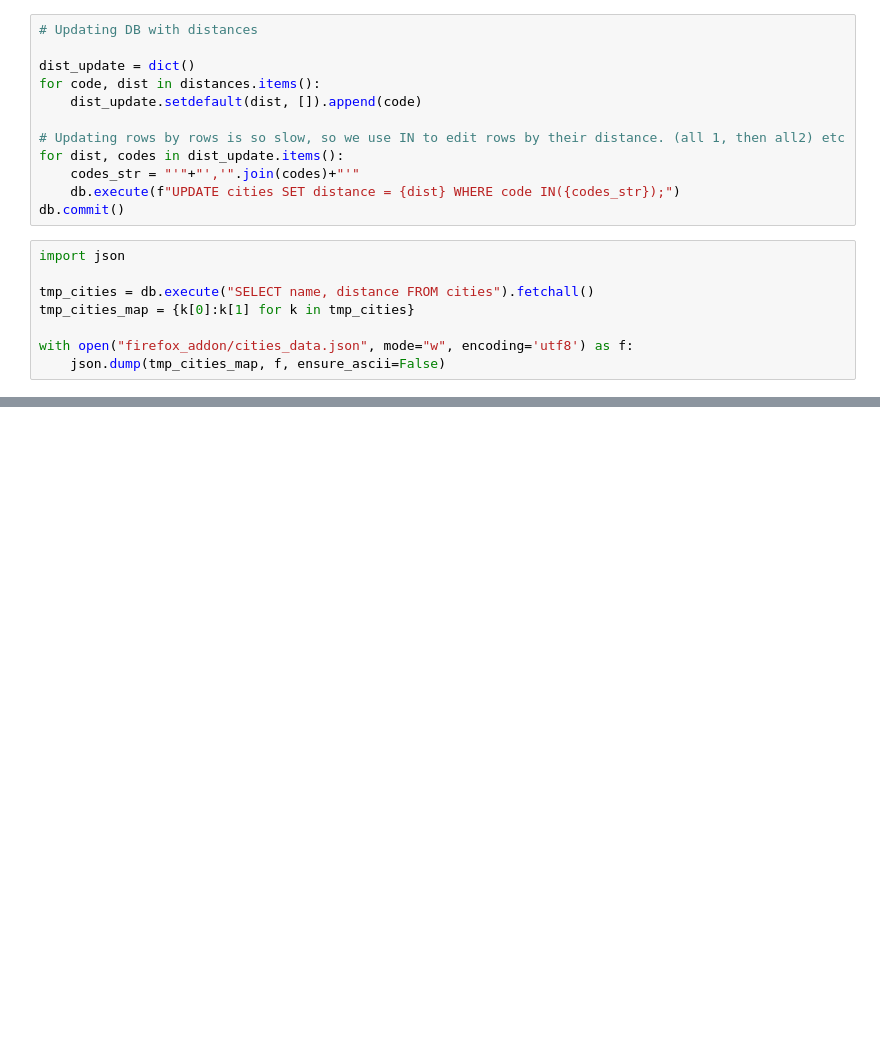
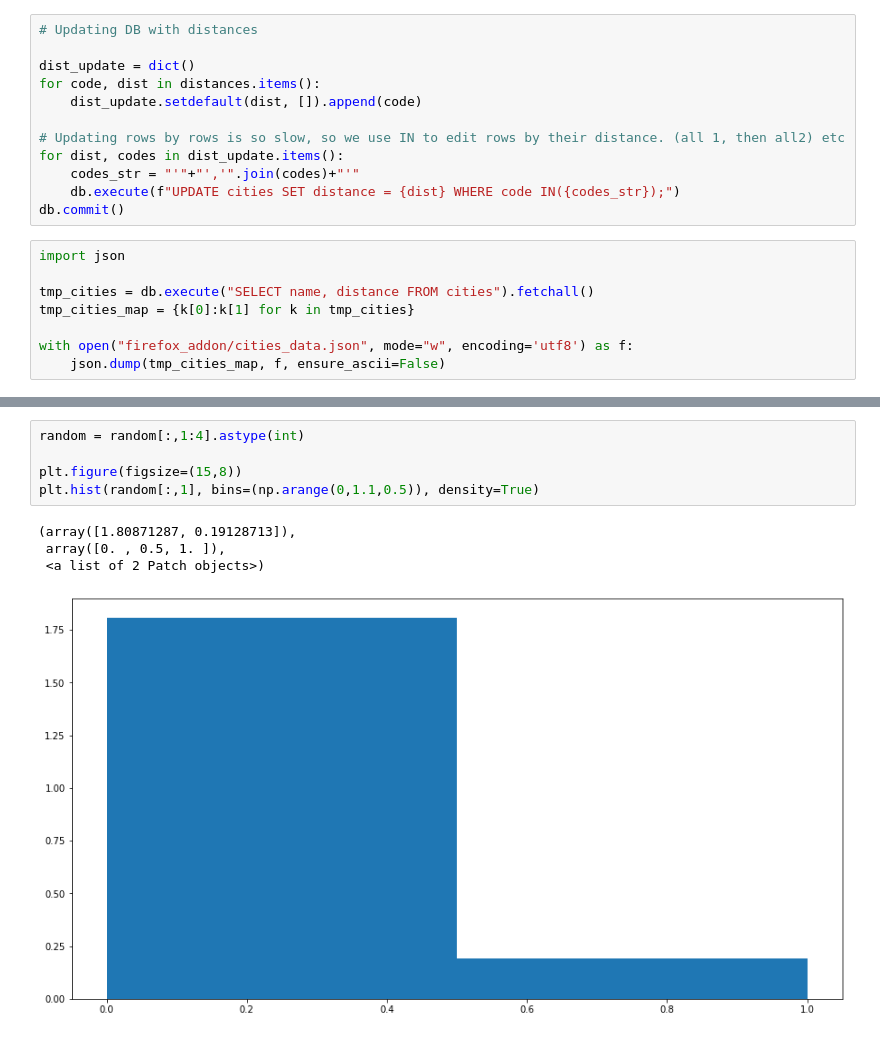
Before and after one commit to OrIOg/projet-tutore_saute-canton, a Jupyter notebook: distance.ipynb, the cells around one changed output, grey strips where cells are left out. Saved outputs shown, nothing was run; the diff lists cells and outputs as text; blank space fills up the shorter version.

```diff
--- a/distance.ipynb
+++ b/distance.ipynb
@@ -160,0 +177,10 @@ with open("firefox_addon/cities_data.json", mode="w", encoding='utf8') as f:
+# %%
+random = random[:,1:4].astype(int)
+
+plt.figure(figsize=(15,8))
+plt.hist(random[:,1], bins=(np.arange(0,1.1,0.5)), density=True)
+# %% [output]
+(array([1.80871287, 0.19128713]),
+ array([0. , 0.5, 1. ]),
+ <a list of 2 Patch objects>)
+[figure, added]
```
Also changed, not shown: parts of 2 cells of this notebook, 9 other files.
